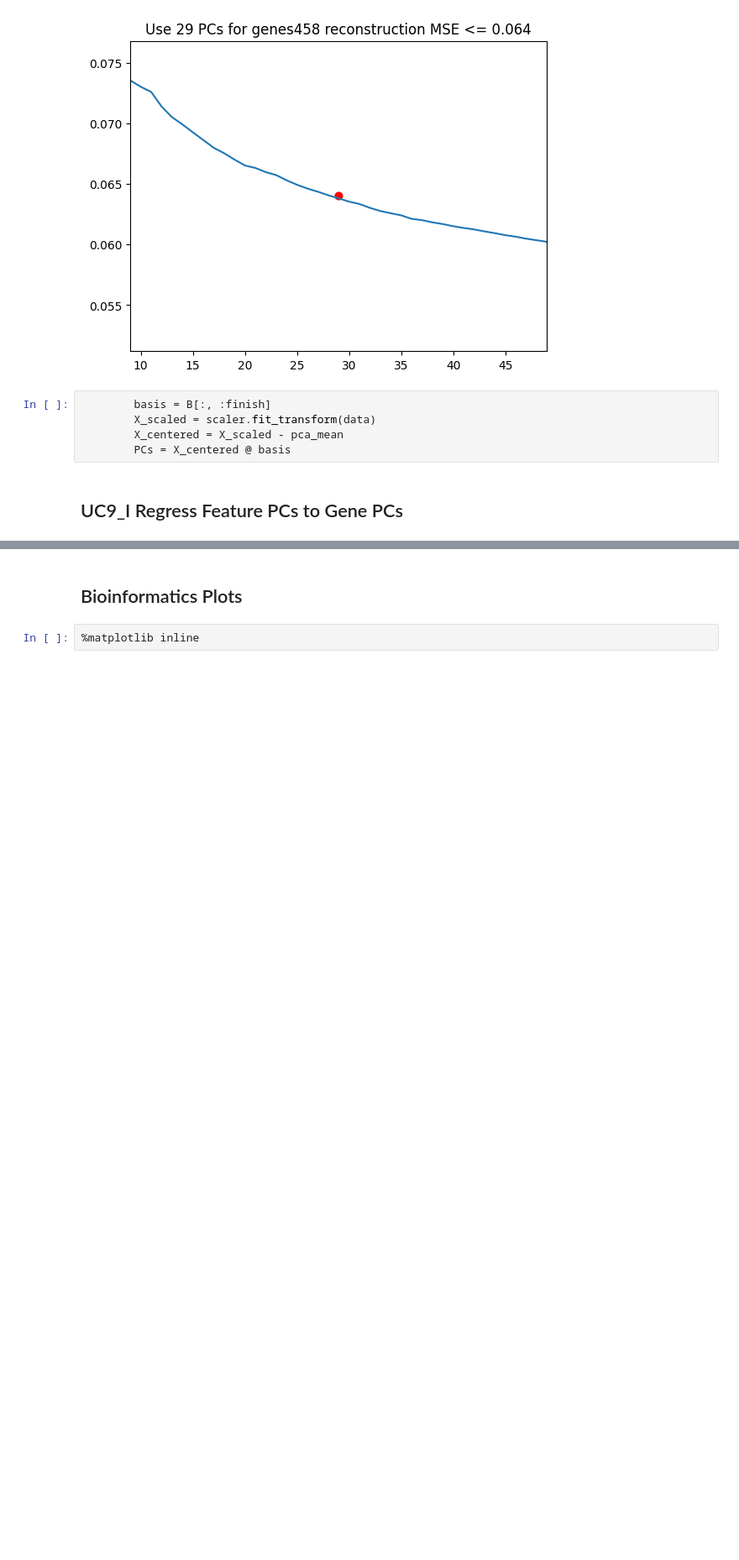
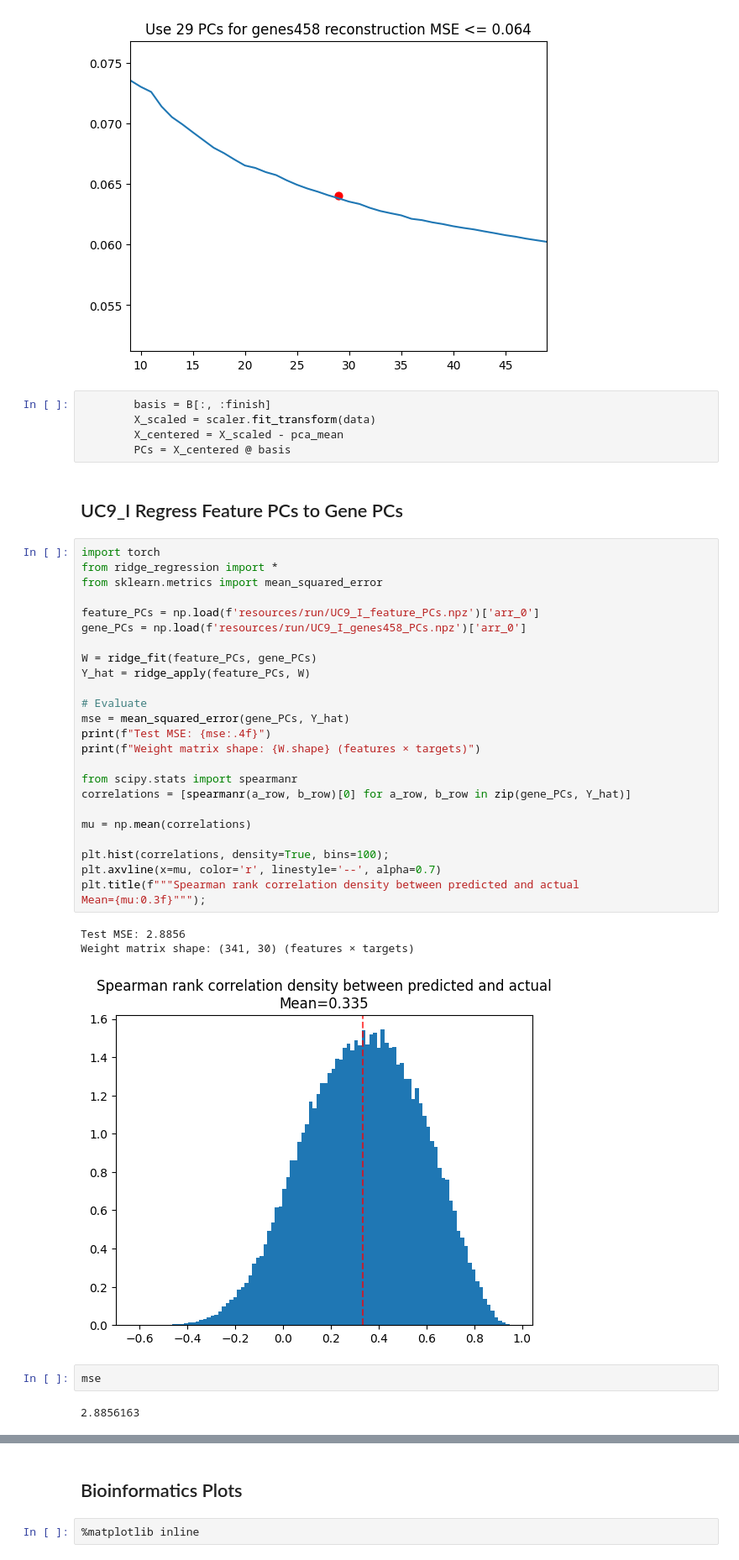
Before and after one commit to catskillsresearch/broad-3-catskills, a Jupyter notebook: Luigi.ipynb, the cells around one changed output, grey strips where cells are left out. Shown: that part at 84% size. Cells and saved outputs as stored; diff of their text form; blank space fills up the shorter version.

```diff
--- a/Luigi.ipynb
+++ b/Luigi.ipynb
@@ -274,3 +274,36 @@ Text(0.5, 1.0, 'Use 29 PCs for genes458 reconstruction MSE <= 0.064')
         PCs = X_centered @ basis
 # %% [markdown]
 ## UC9_I Regress Feature PCs to Gene PCs
+# %%
+import torch
+from ridge_regression import *
+from sklearn.metrics import mean_squared_error
+
+feature_PCs = np.load(f'resources/run/UC9_I_feature_PCs.npz')['arr_0']
+gene_PCs = np.load(f'resources/run/UC9_I_genes458_PCs.npz')['arr_0']
+
+W = ridge_fit(feature_PCs, gene_PCs)
+Y_hat = ridge_apply(feature_PCs, W)
+
+# Evaluate
+mse = mean_squared_error(gene_PCs, Y_hat)
+print(f"Test MSE: {mse:.4f}")
+print(f"Weight matrix shape: {W.shape} (features × targets)")
+
+from scipy.stats import spearmanr
+correlations = [spearmanr(a_row, b_row)[0] for a_row, b_row in zip(gene_PCs, Y_hat)]
+
+mu = np.mean(correlations)
+
+plt.hist(correlations, density=True, bins=100);
+plt.axvline(x=mu, color='r', linestyle='--', alpha=0.7)
+plt.title(f"""Spearman rank correlation density between predicted and actual
+Mean={mu:0.3f}""");
+# %% [output]
+Test MSE: 2.8856
+Weight matrix shape: (341, 30) (features × targets)
+[figure, added]
+# %%
+mse
+# %% [output]
+2.8856163
```
Also changed, not shown: parts of 4 cells of this notebook, 7 other files.
